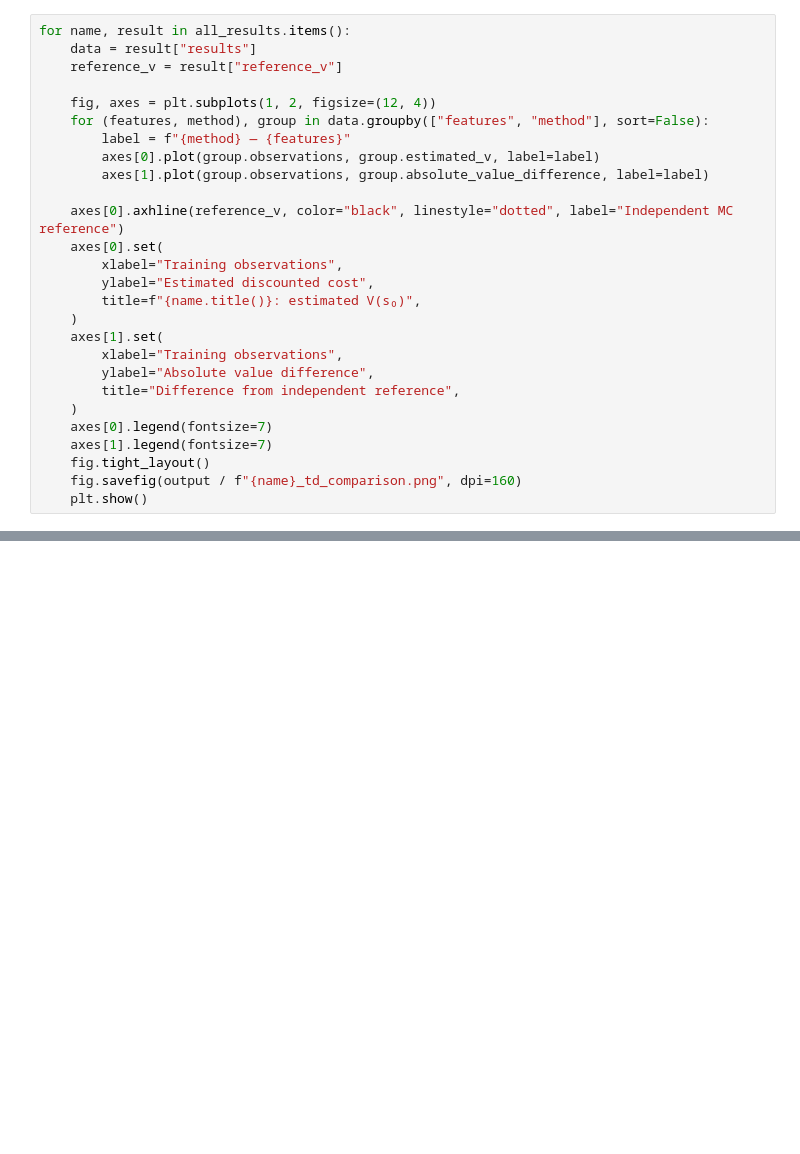
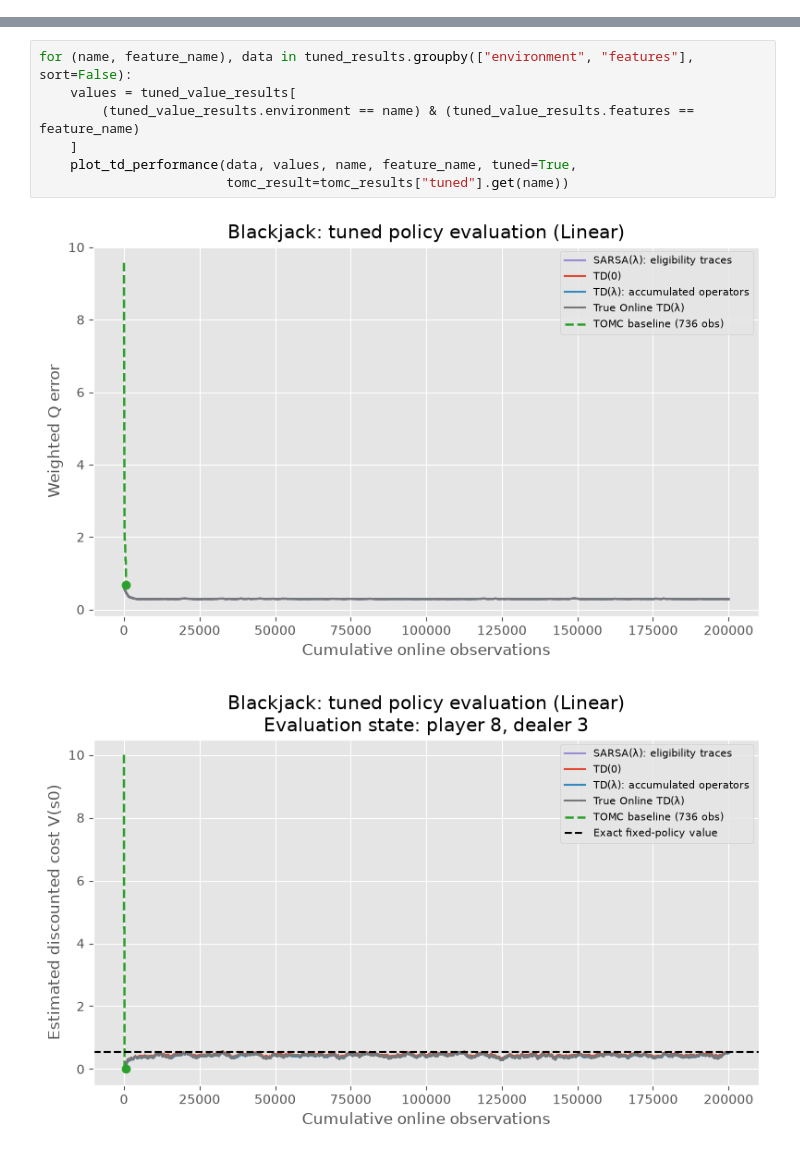
Before and after one commit to anjilab/IE-692-RL-Project, a Jupyter notebook: notebooks/td_evaluation.ipynb, the cells around one changed output, grey strips where cells are left out. Cells and saved outputs as stored; diff of their text form; blank space fills up the shorter version.

```diff
--- a/notebooks/td_evaluation.ipynb
+++ b/notebooks/td_evaluation.ipynb
@@ -136,27 +425,0 @@ gridworld sampled reference V(s_0): 2.2702 (exact: 2.2870)
-# %%
-for name, result in all_results.items():
-    data = result["results"]
-    reference_v = result["reference_v"]
-
-    fig, axes = plt.subplots(1, 2, figsize=(12, 4))
-    for (features, method), group in data.groupby(["features", "method"], sort=False):
-        label = f"{method} — {features}"
-        axes[0].plot(group.observations, group.estimated_v, label=label)
-        axes[1].plot(group.observations, group.absolute_value_difference, label=label)
-
-    axes[0].axhline(reference_v, color="black", linestyle="dotted", label="Independent MC reference")
-    axes[0].set(
-        xlabel="Training observations",
-        ylabel="Estimated discounted cost",
-        title=f"{name.title()}: estimated V(s₀)",
-    )
-    axes[1].set(
-        xlabel="Training observations",
-        ylabel="Absolute value difference",
-        title="Difference from independent reference",
-    )
-    axes[0].legend(fontsize=7)
-    axes[1].legend(fontsize=7)
-    fig.tight_layout()
-    fig.savefig(output / f"{name}_td_comparison.png", dpi=160)
-    plt.show()
@@ -177,0 +678,10 @@ if RUN_TOMC:
+# %%
+for (name, feature_name), data in tuned_results.groupby(["environment", "features"], sort=False):
+    values = tuned_value_results[
+        (tuned_value_results.environment == name) & (tuned_value_results.features == feature_name)
+    ]
+    plot_td_performance(data, values, name, feature_name, tuned=True,
+                        tomc_result=tomc_results["tuned"].get(name))
+# %% [output]
+[figure, added]
+[figure, added]
```
Also changed, not shown: parts of 15 cells of this notebook, 5 other files.
